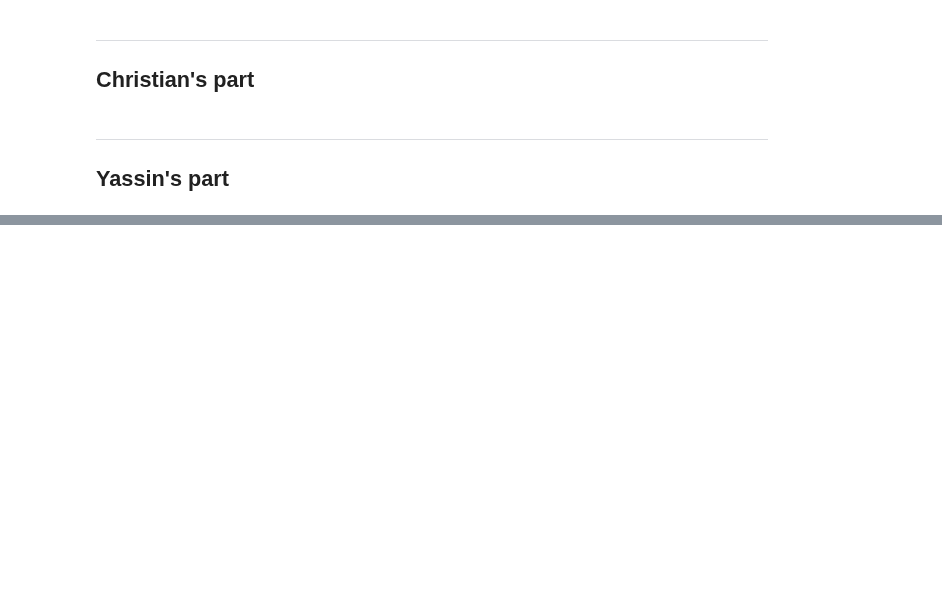
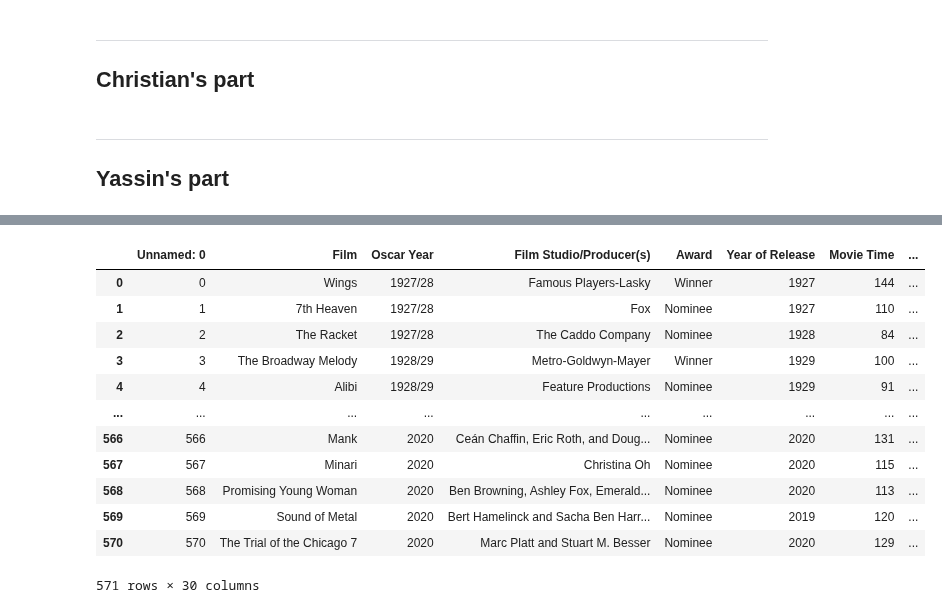
Before and after one commit to epfl-ada/ada-2024-project-arabsdatascientists2024, a Jupyter notebook: Exlploration_CMU.ipynb, the cells around one changed output, grey strips where cells are left out. Saved outputs shown, nothing was run; the diff lists cells and outputs as text; code cells hidden in the pictures; blank space fills up the shorter version.

Commit message:
oscar merging and some exploratory analysis

```diff
--- a/Exlploration_CMU.ipynb
+++ b/Exlploration_CMU.ipynb
@@ -201,0 +509,17 @@ dataset with physique : https://arxiv.org/html/2407.03486v1
+# %%
+OscarWithRatings=pd.read_csv('data/oscar-movies-ratings/versions/2/oscars_df.csv')
+OscarWithRatings
+# %% [output]
+|  | Unnamed: 0 | Film | Oscar Year | Film Studio/Producer(s) | Award | Year of Release | Movie Time | ... |
+| 0 | 0 | Wings | 1927/28 | Famous Players-Lasky | Winner | 1927 | 144 | ... |
+| 1 | 1 | 7th Heaven | 1927/28 | Fox | Nominee | 1927 | 110 | ... |
+| 2 | 2 | The Racket | 1927/28 | The Caddo Company | Nominee | 1928 | 84 | ... |
+| 3 | 3 | The Broadway Melody | 1928/29 | Metro-Goldwyn-Mayer | Winner | 1929 | 100 | ... |
+| 4 | 4 | Alibi | 1928/29 | Feature Productions | Nominee | 1929 | 91 | ... |
+| ... | ... | ... | ... | ... | ... | ... | ... | ... |
+| 566 | 566 | Mank | 2020 | Ceán Chaffin, Eric Roth, and Doug... | Nominee | 2020 | 131 | ... |
+| 567 | 567 | Minari | 2020 | Christina Oh | Nominee | 2020 | 115 | ... |
+| 568 | 568 | Promising Young Woman | 2020 | Ben Browning, Ashley Fox, Emerald... | Nominee | 2020 | 113 | ... |
+| 569 | 569 | Sound of Metal | 2020 | Bert Hamelinck and Sacha Ben Harr... | Nominee | 2019 | 120 | ... |
+| 570 | 570 | The Trial of the Chicago 7 | 2020 | Marc Platt and Stuart M. Besser | Nominee | 2020 | 129 | ... |
+571 rows × 30 columns
```
Also changed, not shown: parts of 29 cells of this notebook, 4 other files.
